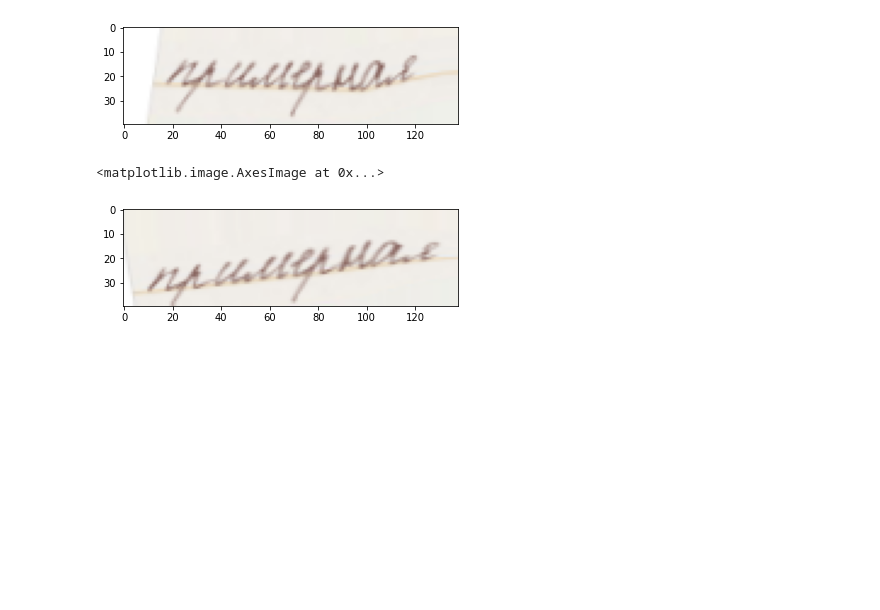
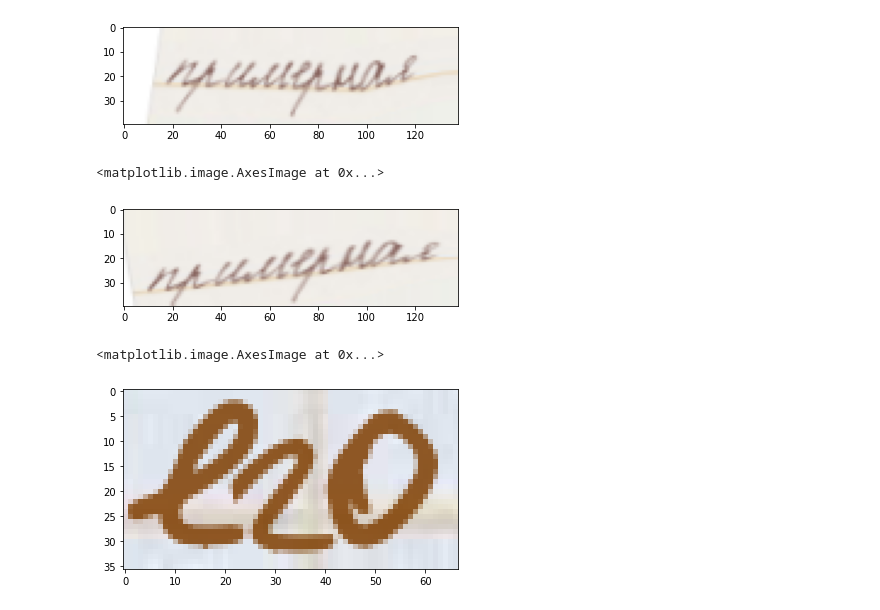
Before and after one commit to NastyBoget/hrtr, a Jupyter notebook: visualize.ipynb, the cells around one changed output. Drawn from its saved outputs; the diff is of its cells as text; code cells hidden in the pictures; blank space fills up the shorter version.

```diff
--- a/visualize.ipynb
+++ b/visualize.ipynb
@@ -47,3 +31,22 @@ plt.imshow(perspective(perspective(im)))
 # %% [output]
 <matplotlib.image.AxesImage at 0x...>
 [figure]
+# %%
+data_dir = "data/lines_detection"
+file_name = "{i}.png"
+# %%
+doc_name = os.path.join(data_dir, file_name.format(i=3))
+single_img_doc = DocumentFile.from_images(doc_name)
+model = detection_predictor(arch='db_resnet50', pretrained=True).eval()
+out = model(single_img_doc)
+img = cv2.imread(doc_name)
+h, w, _ = img.shape
+bboxes = [(int(box[0] * w), int(box[1] * h), int(box[2] * w), int(box[3] * h)) for box in out[0]]
+# %%
+bbox = bboxes[10]
+x1, y1, x2, y2 = bbox
+cropped_img = deepcopy(img[y1:y2, x1:x2])
+plt.imshow(cropped_img)
+# %% [output]
+<matplotlib.image.AxesImage at 0x...>
+[figure, added]
```
Also changed, not shown: parts of 18 cells of this notebook, 11 other files.
